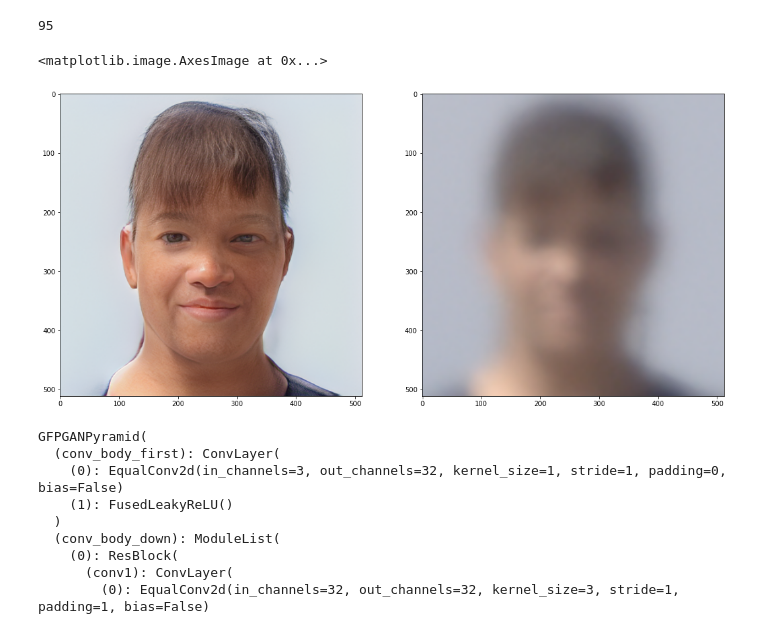
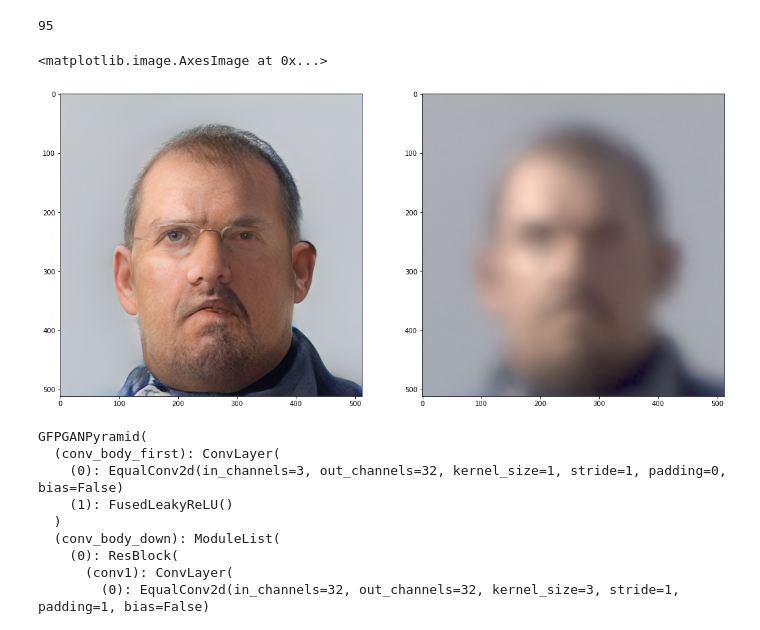
Before and after one commit to MKFMIKU/LTT-GAN, a Jupyter notebook: gfpgan/inference.ipynb, the cells around one changed output. Saved outputs shown, nothing was run; the diff lists cells and outputs as text; code cells hidden in the pictures.

```diff
--- a/gfpgan/inference.ipynb
+++ b/gfpgan/inference.ipynb
@@ -64,7 +64,7 @@ GFPGANv1(
   )
 )
 # %%
-loadnet = torch.load('/home/viu/Work/GFPGAN/experiments/net_g_400000.pth')
+loadnet = torch.load('/home/viu/Work/GFPGAN/experiments/A100/train_GFPGANv1_512_simple_tub/models/net_g_700000.pth')
 # loadnet = torch.load('/home/viu/Work/GFPGAN/gfpgan/weights/GFPGANv1.pth')
 if 'params_ema' in loadnet:
     keyname = 'params_ema'
@@ -80,27 +80,27 @@ len(tub_faces)
 # %% [output]
 95
 # %%
-idx = 4
+idx = 5
 # tub_face4img = cv2.imread('/hdd1/Datasets/Turbulence_data/Victorem_0140__None_PC00C00__R1/001.png', cv2.IMREAD_COLOR)
 tub_face_img = cv2.imread(tub_faces[idx], cv2.IMREAD_COLOR)
 
 tub_face_img_th = img2tensor(tub_face_img / 255., bgr2rgb=True, float32=True)
 normalize(tub_face_img_th, (0.5, 0.5, 0.5), (0.5, 0.5, 0.5), inplace=True)
 tub_face_img_th = tub_face_img_th.unsqueeze(0).to('cuda:0')
 
 with torch.no_grad():
     outputs = gfpgan(tub_face_img_th, return_rgb=False)[0]
     output = torch.mean(outputs, dim=0)
 
 plt.figure(figsize=(18, 12))
 plt.subplot(1,2,1)
 plt.imshow(tensor2img(output, rgb2bgr=False, min_max=(-1, 1)))
 
 plt.subplot(1,2,2)
 plt.imshow(tensor2img(tub_face_img_th, rgb2bgr=False, min_max=(-1, 1)))
 # %% [output]
 <matplotlib.image.AxesImage at 0x...>
-[figure, old version]
+[figure, new version]
 # %%
 for tub_face in tqdm(tub_faces):
     tub_face_img = cv2.imread(tub_face, cv2.IMREAD_COLOR)
```
Also changed, not shown: parts of 2 cells of this notebook, 3 other files.
